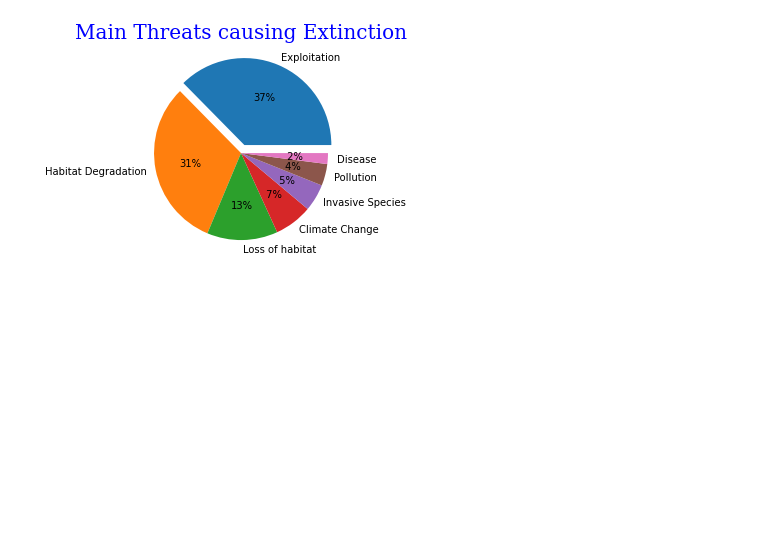
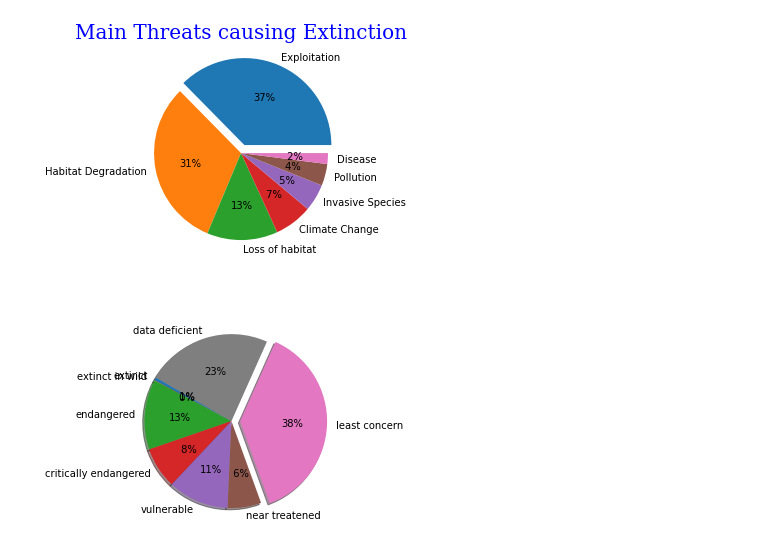
Before and after one commit to Vaidehii28/Python-project, a Jupyter notebook: PYTHON PROJECT.ipynb, the cells around one changed output. Drawn from its saved outputs; the diff is of its cells as text; code cells hidden in the pictures; blank space fills up the shorter version.

Commit message:
Update PYTHON PROJECT.ipynb
added amphibians extinction pie chart, vertebrates extinction graph,climate change and species extinction graph

```diff
--- a/PYTHON PROJECT.ipynb
+++ b/PYTHON PROJECT.ipynb
@@ -136,3 +136,17 @@ plt.title("Main Threats causing Extinction" ,fontdict = font1)
 plt.show()
 # %% [output]
 [figure]
+# %%
+import matplotlib.pyplot as plt
+import numpy as np
+activities = ['extinct','extinct in wild','endangered','critically endangered','vulnerable','near treatened','least concern','data deficient']
+slices =np.array( [34,4,768,455,670,369,2236,1382])
+
+plt.pie(slices,labels=activities,startangle=150,shadow=True,explode=[0,0,0,0,0,0,0.1,0],radius=1,autopct='%2.0f%%')
+font1 = {'family':'serif','color':'white','size':20}
+plt.title('amphibians extiction percentage',fontdict = font1)
+
+
+plt.show()
+# %% [output]
+[figure, added]
```
Also changed, not shown: parts of 2 cells of this notebook.
